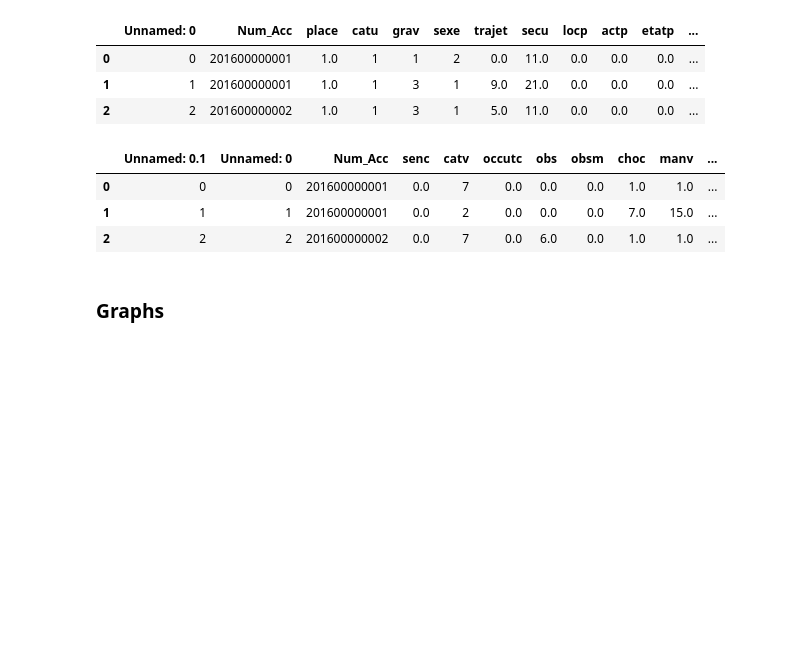
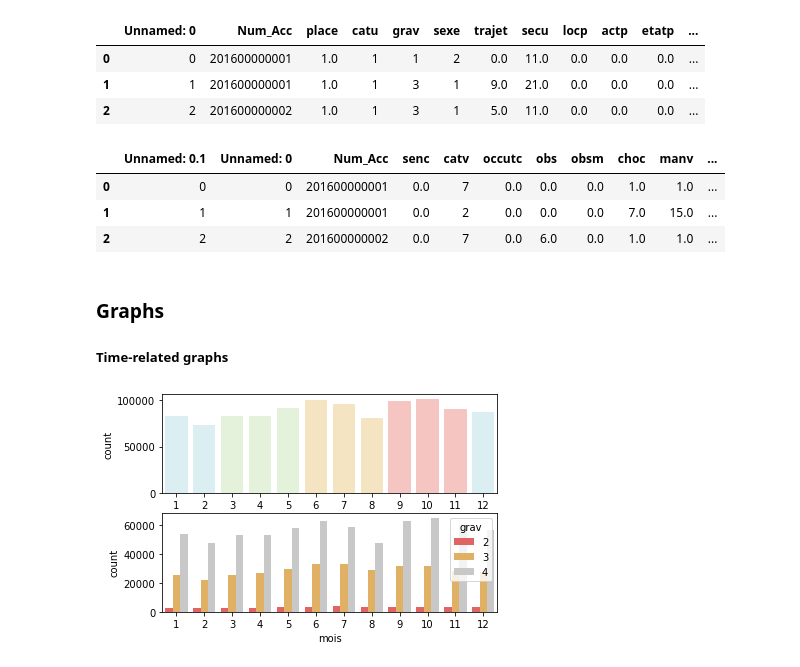
Before and after one commit to YacineHajjiDataScientist/20220814_dsProject, a Jupyter notebook: 20220821_projectDS.ipynb, the cells around one changed output. Cells and saved outputs as stored; diff of their text form; code cells hidden in the pictures; blank space fills up the shorter version.

```diff
--- a/20220821_projectDS.ipynb
+++ b/20220821_projectDS.ipynb
@@ -52,3 +90,18 @@ dfVehicules dimensions: (1817587, 14)
 dfCarac dimensions: (1065053, 19)
 # %% [markdown]
 # Data-management
+# %%
+# Computing date variable
+dfCarac['date'] = dfCarac['jour'].astype(str) + '-' + dfCarac['mois'].astype(str) + '-' + dfCarac['an'].astype(str)
+dfCarac['date'] = pd.to_datetime(dfCarac['date']);
+
+# Computing months with categorical labels
+dfCarac['mois_label'] = dfCarac['mois']
+dfCarac['mois_label'] = dfCarac['mois_label'].replace(to_replace=np.arange(1, 13, 1),
+                                                      value=['jan', 'fev', 'mar', 'apr', 'may', 'jun', 'jul', 'aug', 'sep', 'oct', 'nov', 'dec'])
+
+# Days of the week
+dfCarac['weekday'] = dfCarac['date'].dt.weekday
+
+# Hour of the day
+dfCarac['hour'] = dfCarac['hrmn']//100
@@ -256,3 +341,16 @@ dfVehicules.head(3)
 | 2 | 2 | 2 | 201600000002 | 0.0 | 7 | 0.0 | 6.0 | 0.0 | 1.0 | 1.0 | ... |
 # %% [markdown]
 ### Graphs
+##### Time-related graphs
+# %%
+fig, ax = plt.subplots(2, 1)
+sns.countplot(dfCarac['mois'],
+             palette=['#D7F1F5', '#D7F1F5',
+                   '#E3F5D7', '#E3F5D7', '#E3F5D7',
+                   '#FEE7B9', '#FEE7B9', '#FEE7B9',
+                   '#FEBEB9', '#FEBEB9', '#FEBEB9',
+                   '#D7F1F5'], ax=ax[0])
+sns.countplot(x=dfCarac['mois'], hue=dfCarac['grav'],
+             palette=['#F45050','#F4B650','#C8C8C8'], ax=ax[1]);
+# %% [output]
+[figure, added]
```
Also changed, not shown: parts of 30 cells of this notebook.
